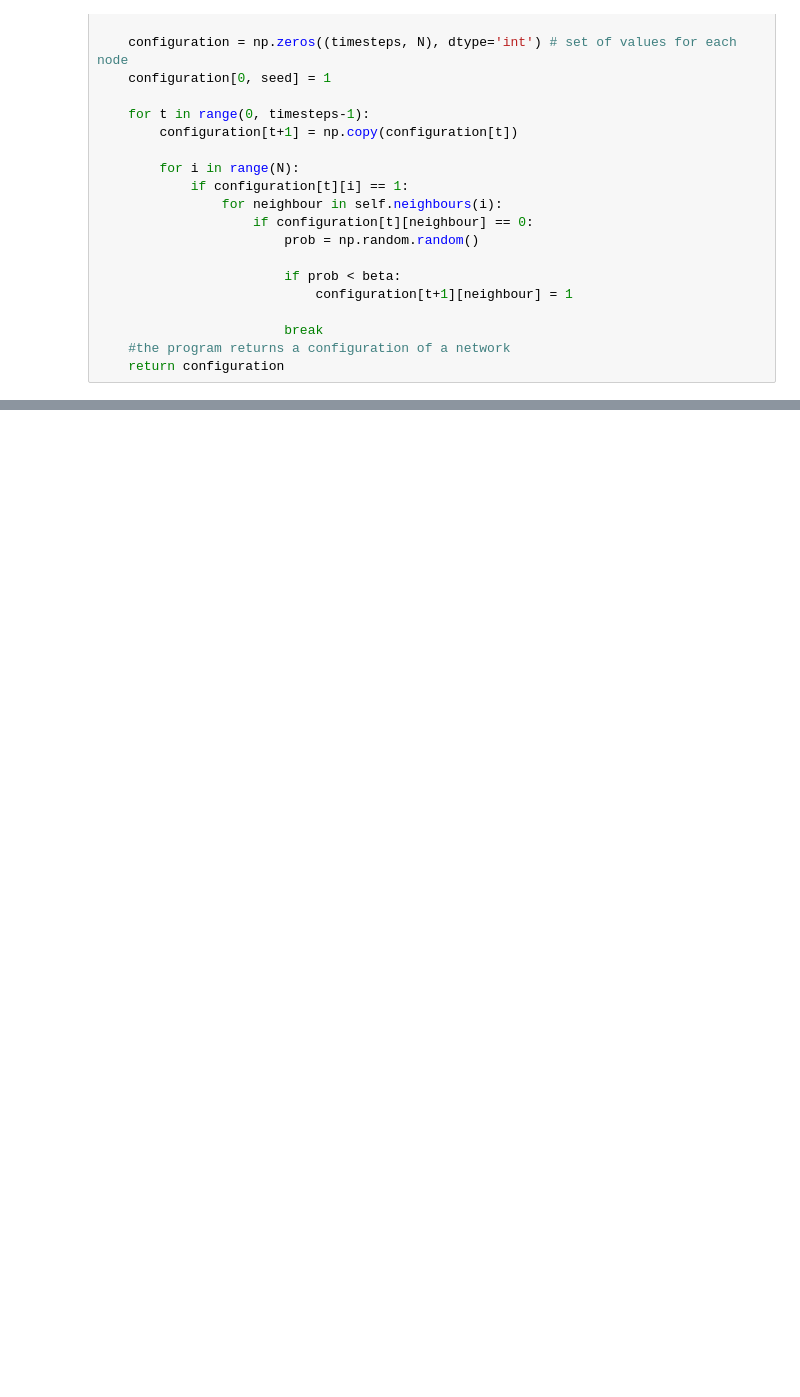
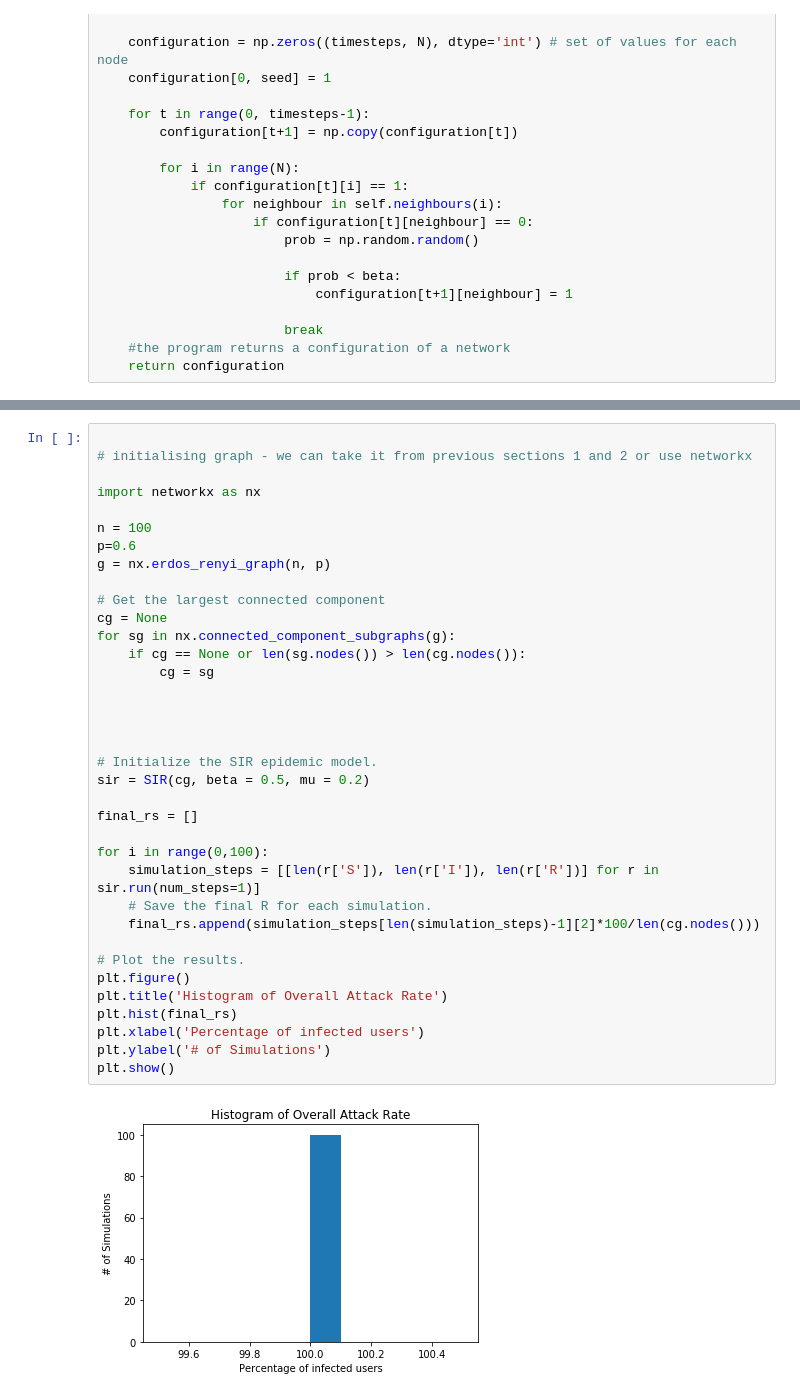
Before and after one commit to Big-data-course-CRI/materials_big_data_cri_2019, a Jupyter notebook: resources Python/spreading_on_networks.ipynb, the cells around one changed output, grey strips where cells are left out. Cells and saved outputs as stored; diff of their text form; blank space fills up the shorter version.

```diff
--- a/resources Python/spreading_on_networks.ipynb
+++ b/resources Python/spreading_on_networks.ipynb
@@ -270,0 +392,38 @@ plt.show()
+# %%
+
+# initialising graph - we can take it from previous sections 1 and 2 or use networkx
+
+import networkx as nx
+
+n = 100
+p=0.6
+g = nx.erdos_renyi_graph(n, p)
+
+# Get the largest connected component
+cg = None
+for sg in nx.connected_component_subgraphs(g):
+    if cg == None or len(sg.nodes()) > len(cg.nodes()):
+        cg = sg
+
+
+
+
+# Initialize the SIR epidemic model.
+sir = SIR(cg, beta = 0.5, mu = 0.2)
+
+final_rs = []
+
+for i in range(0,100):
+    simulation_steps = [[len(r['S']), len(r['I']), len(r['R'])] for r in sir.run(num_steps=1)]
+    # Save the final R for each simulation.
+    final_rs.append(simulation_steps[len(simulation_steps)-1][2]*100/len(cg.nodes()))
+
+# Plot the results.
+plt.figure()
+plt.title('Histogram of Overall Attack Rate')
+plt.hist(final_rs)
+plt.xlabel('Percentage of infected users')
+plt.ylabel('# of Simulations')
+plt.show()
+# %% [output]
+[figure, added]
```
Also changed, not shown: parts of 18 cells of this notebook.
